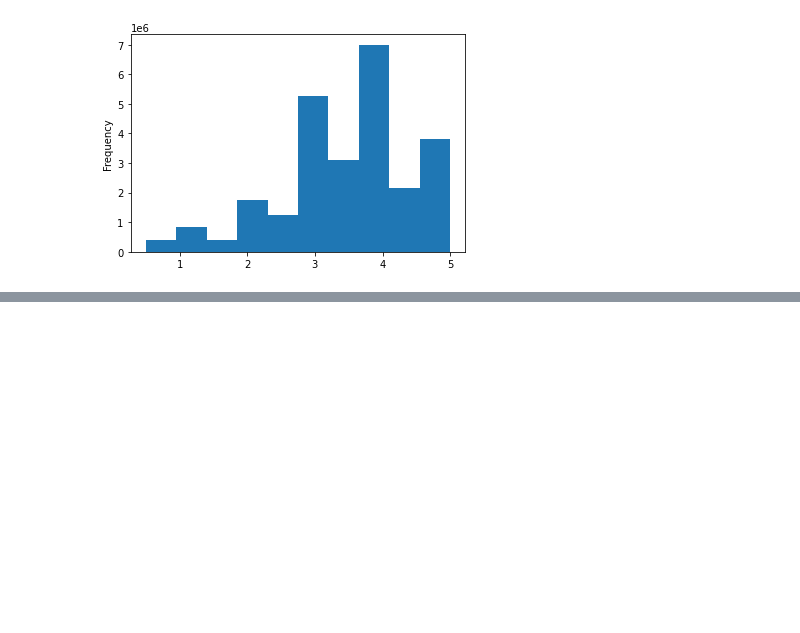
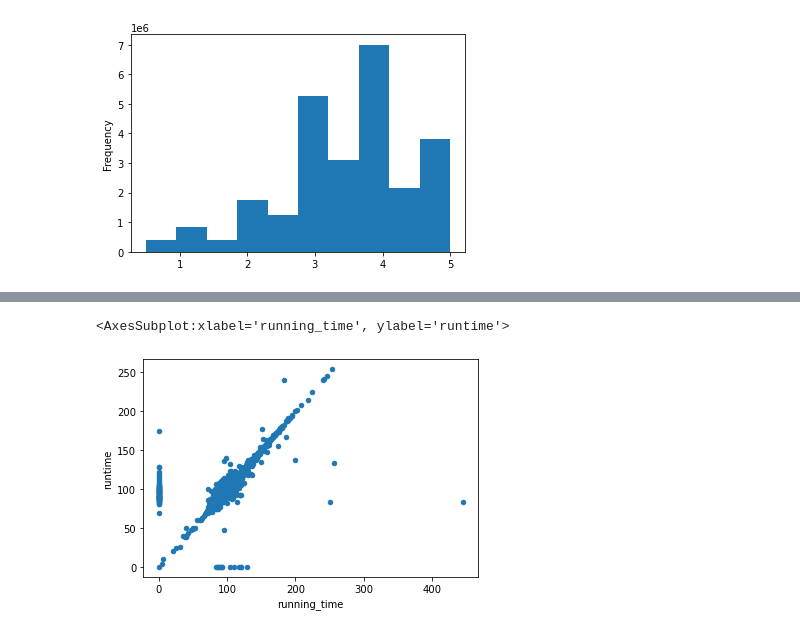
Before and after one commit to bdod92/Movies-ETL, a Jupyter notebook: Movies-ETL.ipynb, the cells around one changed output, grey strips where cells are left out. Saved outputs shown, nothing was run; the diff lists cells and outputs as text; code cells hidden in the pictures; blank space fills up the shorter version.

```diff
--- a/Movies-ETL.ipynb
+++ b/Movies-ETL.ipynb
@@ -61,6 +61,6 @@ wiki_movies_raw[3600:3605]
   'Budget': '$20 million',
   'Box office': '$23.9 million'}]
 # %%
-kaggle_metadata_df = pd.read_csv('archive/movies_metadata.csv', low_memory=False)
+kaggle_metadata = pd.read_csv('archive/movies_metadata.csv', low_memory=False)
 ratings = pd.read_csv('archive/ratings.csv')
 # %%
@@ -214,12 +214,14 @@ Name: Revised Romanization, dtype: int64
 # look through all list of alternative title keys
 # check if the current key exists in the movie object already, remove it
 # after looping through all keys, add the alternative titles dict to movie object
+# change the column names
 def clean_movie(movie):
     movie = dict(movie) #create a non-destructive copy
     alt_titles = {}
+    # combine alternate titles into one list
     for key in ['Also known as','Arabic','Cantonese','Chinese','French',
                 'Hangul','Hebrew','Hepburn','Japanese','Literally',
-                'Mandarin','McCune–Reischauer','Original title','Polish',
+                'Mandarin','McCune-Reischauer','Original title','Polish',
                 'Revised Romanization','Romanized','Russian',
                 'Simplified','Traditional','Yiddish']:
         if key in movie:
@@ -228,6 +230,30 @@ def clean_movie(movie):
     if len(alt_titles) > 0:
         movie['alt_titles'] = alt_titles
 
+    # merge column names
+    def change_column_name(old_name, new_name):
+        if old_name in movie:
+            movie[new_name] = movie.pop(old_name)
+    change_column_name('Adaptation by', 'Writer(s)')
+    change_column_name('Country of origin', 'Country')
+    change_column_name('Directed by', 'Director')
+    change_column_name('Distributed by', 'Distributor')
+    change_column_name('Edited by', 'Editor(s)')
+    change_column_name('Length', 'Running time')
+    change_column_name('Original release', 'Release date')
+    change_column_name('Music by', 'Composer(s)')
+    change_column_name('Produced by', 'Producer(s)')
+    change_column_name('Producer', 'Producer(s)')
+    change_column_name('Productioncompanies ', 'Production company(s)')
+    change_column_name('Productioncompany ', 'Production company(s)')
+    change_column_name('Released', 'Release Date')
+    change_column_name('Release Date', 'Release date')
+    change_column_name('Screen story by', 'Writer(s)')
+    change_column_name('Screenplay by', 'Writer(s)')
+    change_column_name('Story by', 'Writer(s)')
+    change_column_name('Theme music composer', 'Composer(s)')
+    change_column_name('Written by', 'Writer(s)')
+
     return movie
 # %%
 clean_movies = [clean_movie(movie) for movie in wiki_movies]
@@ -601,8 +628,6 @@ running_time_extract = running_time_extract.apply(lambda col: pd.to_numeric(col,
 wiki_movies_df['running_time'] = running_time_extract.apply(lambda row: row[0]*60 + row[1] if row[2] == 0 else row[2], axis=1)
 # %%
 wiki_movies_df.drop('Running time', axis=1, inplace=True)
-# %%
-kaggle_metadata = kaggle_metadata_df
 # %%
 kaggle_metadata['adult'].value_counts()
 # %% [output]
@@ -690,3 +715,5 @@ min                     0.50
 max                     5.00
 Name: rating, dtype: float64
 [figure]
+# %%
+movies_df = pd.merge(wiki_movies_df, kaggle_metadata, on='imdb_id', suffixes=['_wiki','_kaggle'])
@@ -692,0 +759,8 @@ Name: rating, dtype: float64
+# %%
+# Resolution -- drop wikipedia due to outliers.
+# turn null values into zeroes to avoid not plotting nan
+# x axis wikipedia, y axis = kaggle
+movies_df.fillna(0).plot(x='running_time', y='runtime', kind='scatter')
+# %% [output]
+<AxesSubplot:xlabel='running_time', ylabel='runtime'>
+[figure, added]
```
Also changed, not shown: parts of 35 cells of this notebook.
